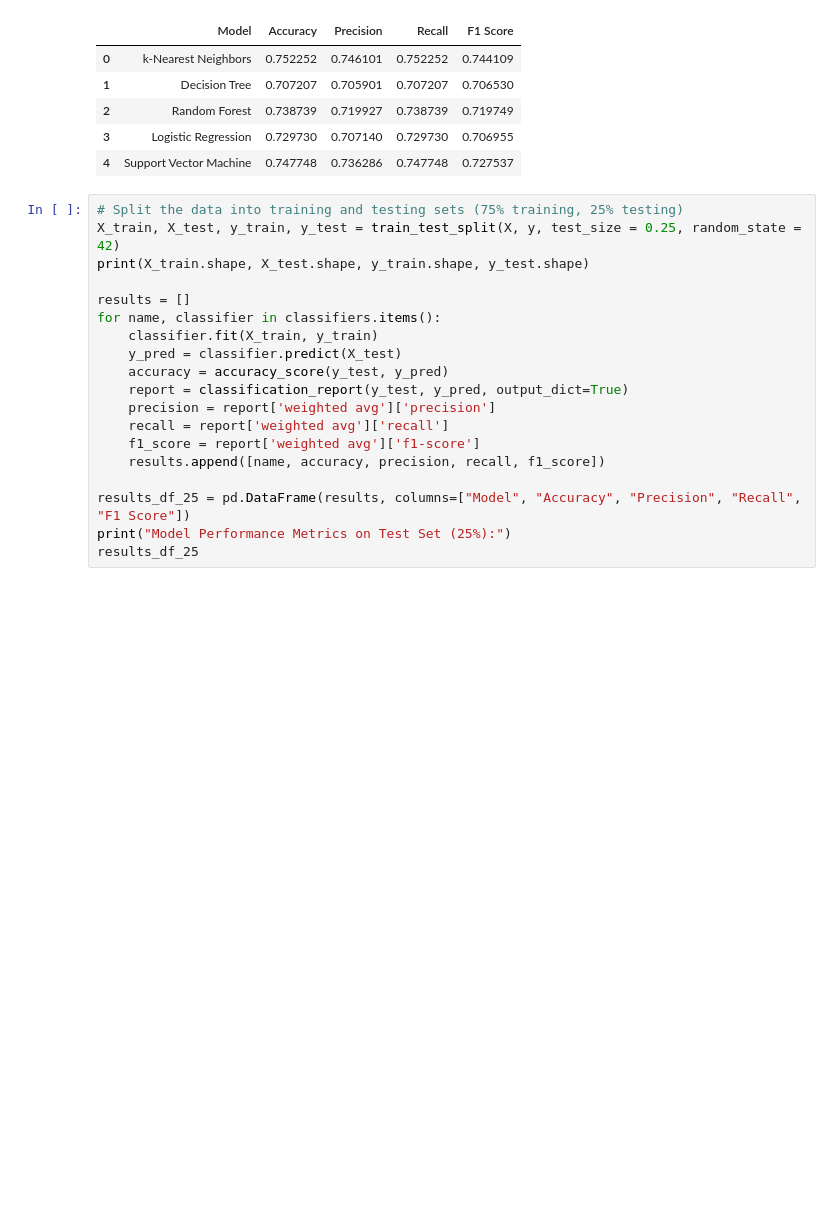
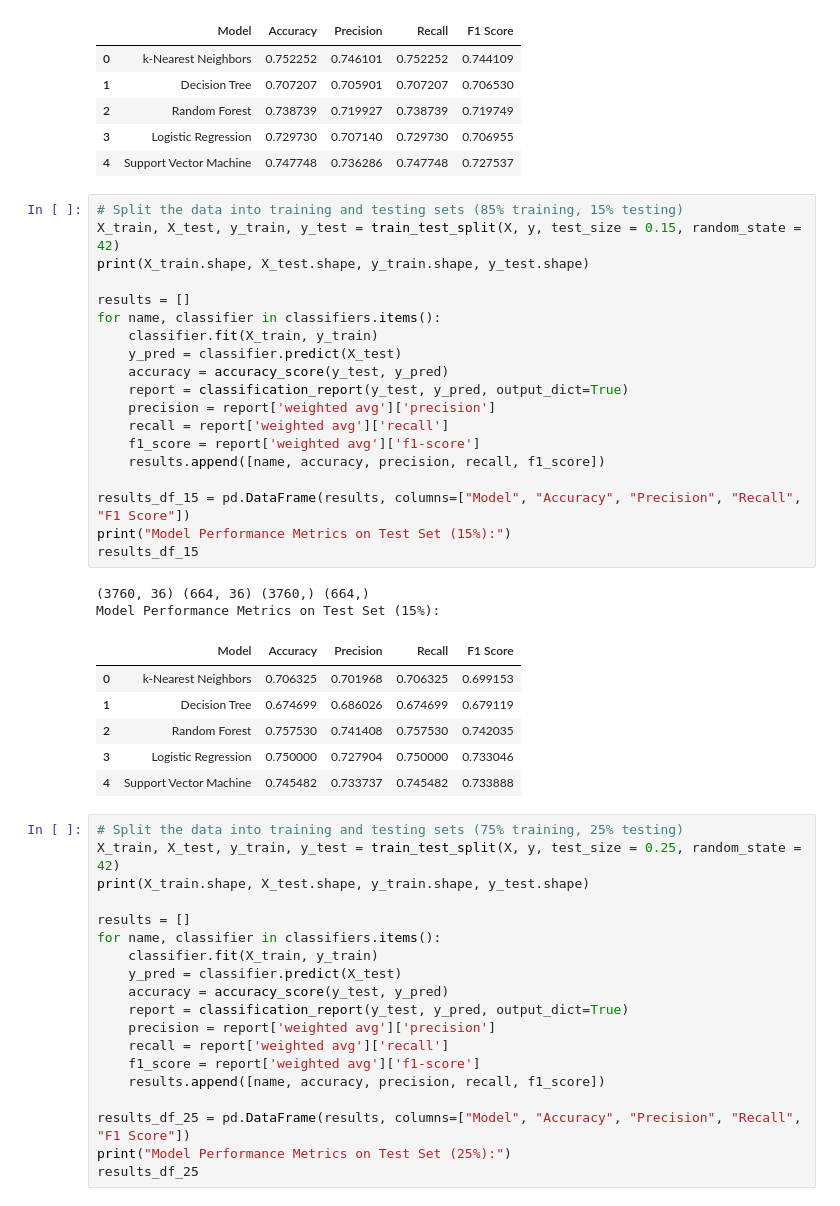
Before and after one commit to CCTsba25327/ml-ca-1-CCTsba25327, a Jupyter notebook: sba25327_CA1_ML.ipynb, the cells around one changed output. Cells and saved outputs as stored; diff of their text form; blank space fills up the shorter version.

```diff
--- a/sba25327_CA1_ML.ipynb
+++ b/sba25327_CA1_ML.ipynb
@@ -176,6 +176,34 @@ Model Performance Metrics on Test Set (5%):
 | 2 | Random Forest | 0.738739 | 0.719927 | 0.738739 | 0.719749 |
 | 3 | Logistic Regression | 0.729730 | 0.707140 | 0.729730 | 0.706955 |
 | 4 | Support Vector Machine | 0.747748 | 0.736286 | 0.747748 | 0.727537 |
+# %%
+# Split the data into training and testing sets (85% training, 15% testing)
+X_train, X_test, y_train, y_test = train_test_split(X, y, test_size = 0.15, random_state = 42)
+print(X_train.shape, X_test.shape, y_train.shape, y_test.shape)
+
+results = []
+for name, classifier in classifiers.items():
+    classifier.fit(X_train, y_train)
+    y_pred = classifier.predict(X_test)
+    accuracy = accuracy_score(y_test, y_pred)
+    report = classification_report(y_test, y_pred, output_dict=True)
+    precision = report['weighted avg']['precision']
+    recall = report['weighted avg']['recall']
+    f1_score = report['weighted avg']['f1-score']
+    results.append([name, accuracy, precision, recall, f1_score])
+
+results_df_15 = pd.DataFrame(results, columns=["Model", "Accuracy", "Precision", "Recall", "F1 Score"])
+print("Model Performance Metrics on Test Set (15%):")
+results_df_15
+# %% [output]
+(3760, 36) (664, 36) (3760,) (664,)
+Model Performance Metrics on Test Set (15%):
+|  | Model | Accuracy | Precision | Recall | F1 Score |
+| 0 | k-Nearest Neighbors | 0.706325 | 0.701968 | 0.706325 | 0.699153 |
+| 1 | Decision Tree | 0.674699 | 0.686026 | 0.674699 | 0.679119 |
+| 2 | Random Forest | 0.757530 | 0.741408 | 0.757530 | 0.742035 |
+| 3 | Logistic Regression | 0.750000 | 0.727904 | 0.750000 | 0.733046 |
+| 4 | Support Vector Machine | 0.745482 | 0.733737 | 0.745482 | 0.733888 |
 # %%
 # Split the data into training and testing sets (75% training, 25% testing)
 X_train, X_test, y_train, y_test = train_test_split(X, y, test_size = 0.25, random_state = 42)
```
Also changed, not shown: parts of 4 cells of this notebook.
